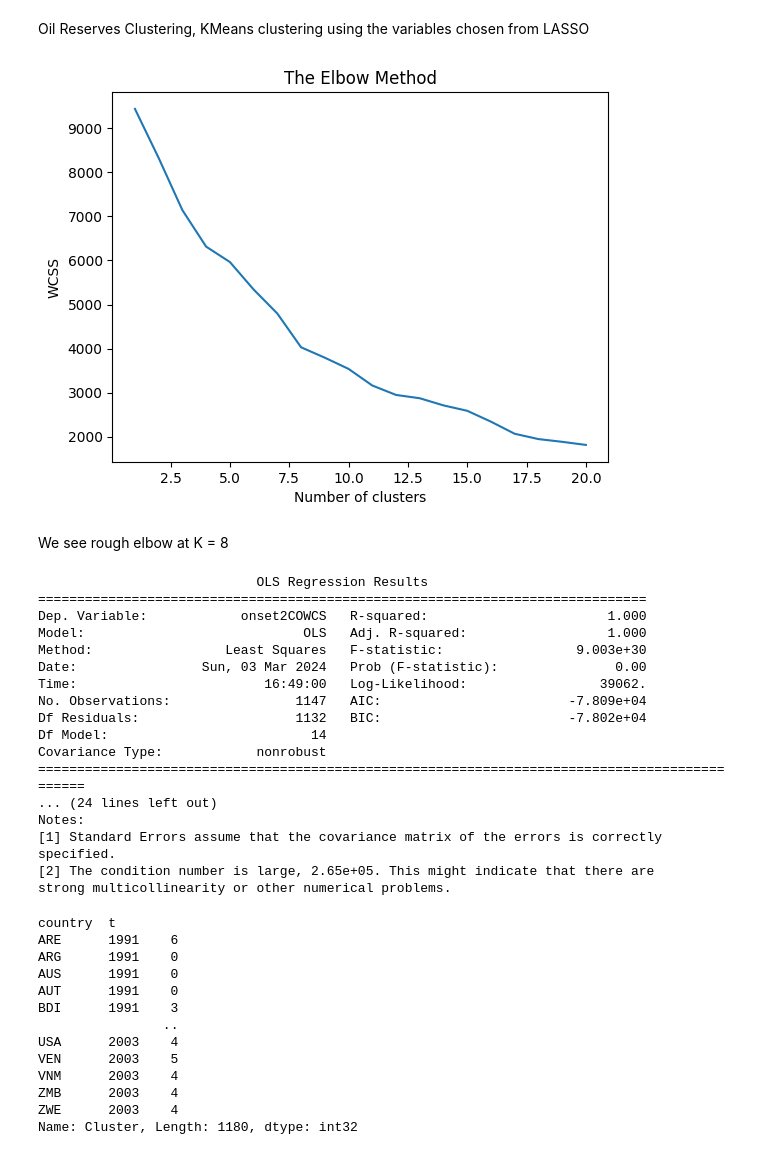
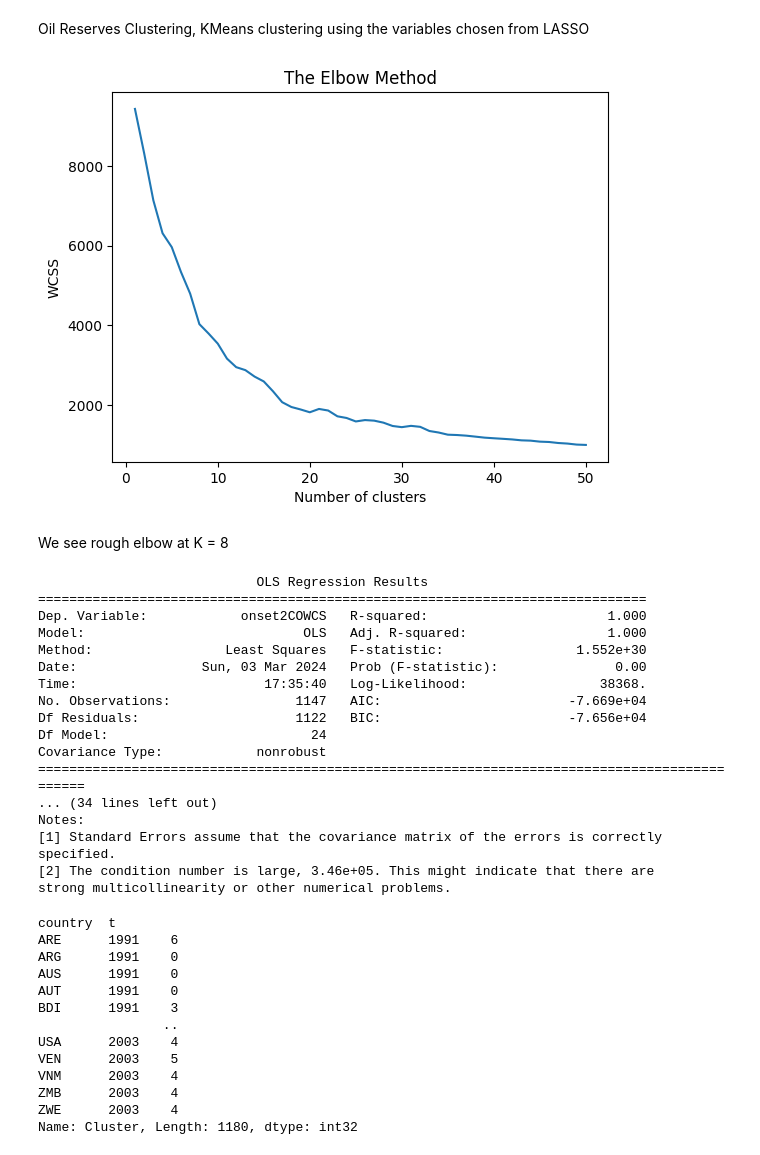
Before and after one commit to JanetYing/ECMA31350_Project, a Jupyter notebook: code/clustering/clustering_code.ipynb, the cells around one changed output. Drawn from its saved outputs; the diff is of its cells as text; code cells hidden in the pictures.

Commit message:
clustering stuff

```diff
--- a/code/clustering/clustering_code.ipynb
+++ b/code/clustering/clustering_code.ipynb
@@ -35,32 +35,32 @@ Oil Reserves Clustering, KMeans clustering using the variables chosen from LASSO
 # %%
 
 features = data[['oilreserves', 'onset2COWCS', 'decade', 'logpopdens_diff' , 'ecgrowth_demeaned', 'democracy_diff',
                  'logmountain', 'ethnic_fractionalization']]
 
 # Normalize the features
 scaler = StandardScaler()
 features_scaled = scaler.fit_transform(features)
 
 # Calculating WCSS for a range of number of clusters
 wcss = []
-for i in range(1, 21):  # Testing 1 to 10 clusters
+for i in range(1, 51):  # Testing 1 to 10 clusters
     kmeans = KMeans(n_clusters=i, init='k-means++', random_state=42)
     kmeans.fit(features_scaled)
     wcss.append(kmeans.inertia_)
 
 # Plotting the results to observe 'The Elbow'
-plt.plot(range(1, 21), wcss)
+plt.plot(range(1, 51), wcss)
 plt.title('The Elbow Method')
 plt.xlabel('Number of clusters')
 plt.ylabel('WCSS')
 plt.show()
 # %% [output]
-[figure, old version]
+[figure, new version]
 # %% [markdown]
 We see rough elbow at K = 8
 # %%
 # Step 1: Clusters
-kmeans = KMeans(n_clusters=8, random_state=0)
+kmeans = KMeans(n_clusters=18, random_state=0)
 data['Cluster'] = kmeans.fit_predict(features_scaled)
 
 # Step 2: Run Regression Analysis with Cluster Dummies
@@ -77,18 +77,18 @@ print(model.summary())
 ==============================================================================
 Dep. Variable:            onset2COWCS   R-squared:                       1.000
 Model:                            OLS   Adj. R-squared:                  1.000
-Method:                 Least Squares   F-statistic:                 9.003e+30
+Method:                 Least Squares   F-statistic:                 1.552e+30
 Date:                Sun, 03 Mar 2024   Prob (F-statistic):               0.00
-Time:                        16:49:00   Log-Likelihood:                 39062.
-No. Observations:                1147   AIC:                        -7.809e+04
-Df Residuals:                    1132   BIC:                        -7.802e+04
-Df Model:                          14
+Time:                        17:35:40   Log-Likelihood:                 38368.
+No. Observations:                1147   AIC:                        -7.669e+04
+Df Residuals:                    1122   BIC:                        -7.656e+04
+Df Model:                          24
 Covariance Type:            nonrobust
 ==============================================================================================
-... (24 lines left out)
+... (34 lines left out)
 Notes:
 [1] Standard Errors assume that the covariance matrix of the errors is correctly specified.
-[2] The condition number is large, 2.65e+05. This might indicate that there are
+[2] The condition number is large, 3.46e+05. This might indicate that there are
 strong multicollinearity or other numerical problems.
 # %%
 data['Cluster']
```
Also changed, not shown: parts of 4 cells of this notebook, 1 other file.
